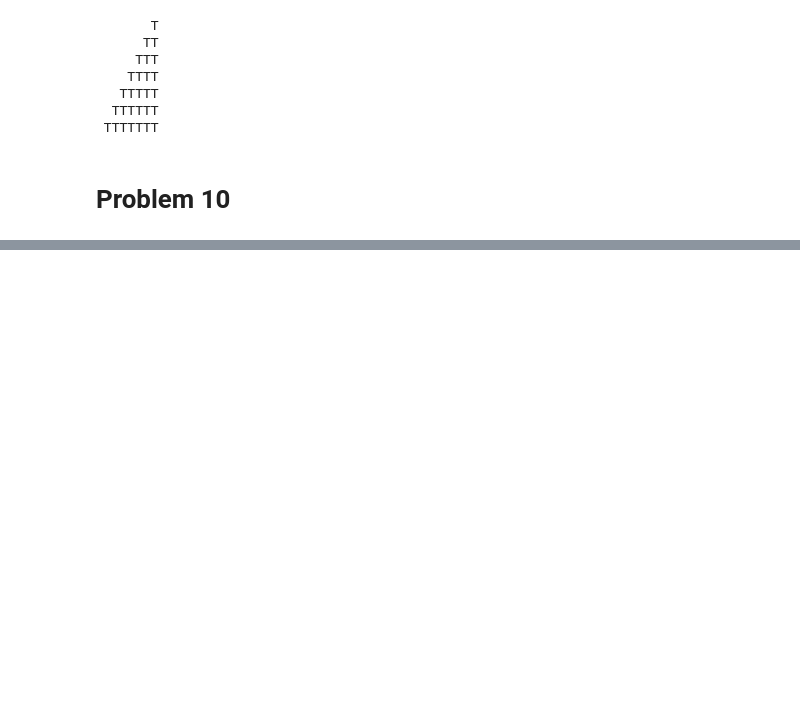
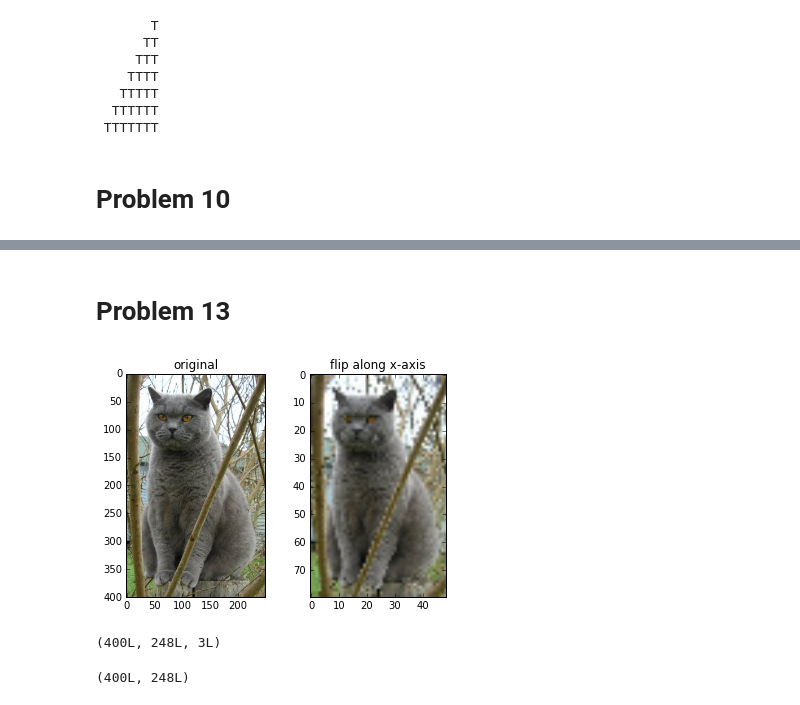
Before and after one commit to nvh95/practical_python, a Jupyter notebook: 7. Repetition.ipynb, the cells around one changed output, grey strips where cells are left out. Saved outputs shown, nothing was run; the diff lists cells and outputs as text; code cells hidden in the pictures; blank space fills up the shorter version.

```diff
--- a/7. Repetition.ipynb
+++ b/7. Repetition.ipynb
@@ -161,0 +282,37 @@ plt.imshow(img)
+# %% [markdown]
+# Problem 13
+# %%
+%matplotlib inline
+from scipy import misc
+import numpy as np
+import matplotlib.pyplot as plt
+
+# downscale factor
+factor = 5
+
+img = misc.imread('cat.jpg')
+
+newimg = np.zeros(tuple([x/factor for x in img.shape[0:2]])+(img.shape[2],), dtype=np.uint8)
+# noticed also we have to ADD type PARAMETER dtype=np.uint8 for color display
+
+# print newimg.shape
+for i in range(img.shape[0]/factor):
+    for j in range(img.shape[1]/factor):
+        newimg[i,j] = img[i*factor,j*factor]
+plt.subplot(1,2,1)
+plt.imshow(img)
+plt.title("original")
+plt.subplot(1,2,2)
+plt.imshow(newimg)
+plt.title("flip along x-axis")
+plt.show()
+# %% [output]
+[figure, added]
+# %%
+img.shape[:]
+# %% [output]
+(400L, 248L, 3L)
+# %%
+img.shape[:2]
+# %% [output]
+(400L, 248L)
```
Also changed, not shown: parts of 8 cells of this notebook.
